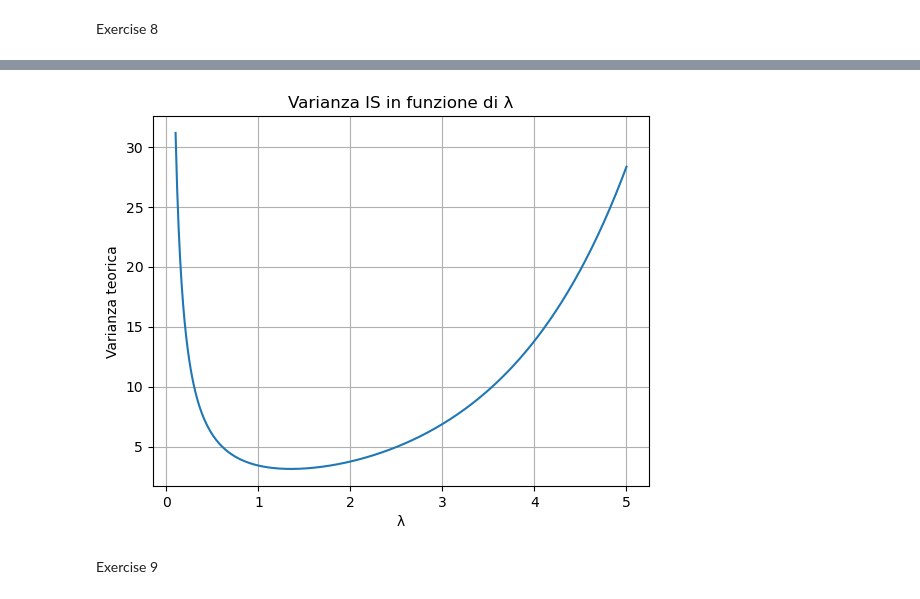
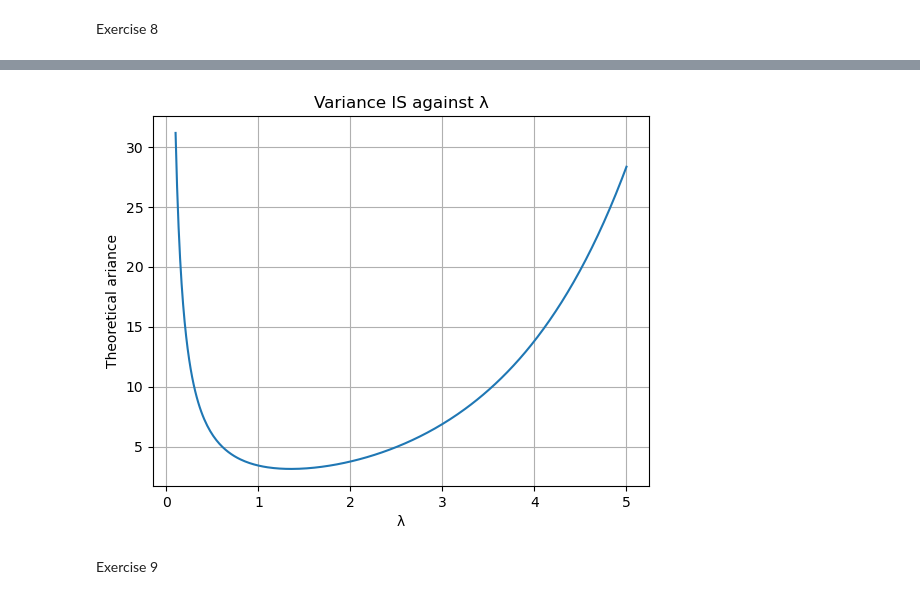
Before and after one commit to LuigiPampanin01/Stochastic_Simulation, a Jupyter notebook: Day_4/variance_reduction_methods.ipynb, the cells around one changed output, grey strips where cells are left out. Drawn from its saved outputs; the diff is of its cells as text; code cells hidden in the pictures.

```diff
--- a/Day_4/variance_reduction_methods.ipynb
+++ b/Day_4/variance_reduction_methods.ipynb
@@ -346,19 +346,19 @@ print(res)
 # %%
 import numpy as np
 import matplotlib.pyplot as plt
 from scipy.optimize import minimize_scalar
 
 lambdas = np.linspace(0.1, 5, 300)
 f = (np.exp(lambdas + 2) - 1) / (lambdas * (lambdas + 2)) - (np.e - 1)**2
 
 plt.plot(lambdas, f)
 plt.xlabel("λ")
-plt.ylabel("Varianza teorica")
-plt.title("Varianza IS in funzione di λ")
+plt.ylabel("Theoretical ariance")
+plt.title("Variance IS against λ")
 plt.grid(True)
 plt.show()
 # %% [output]
-[figure, old version]
+[figure, new version]
 # %% [markdown]
 Exercise 9
 # %%
```
Also changed, not shown: parts of 10 cells of this notebook.
